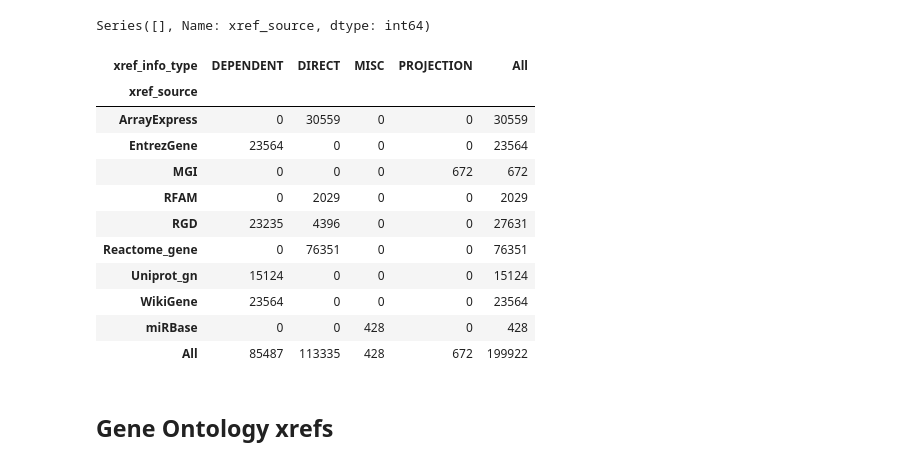
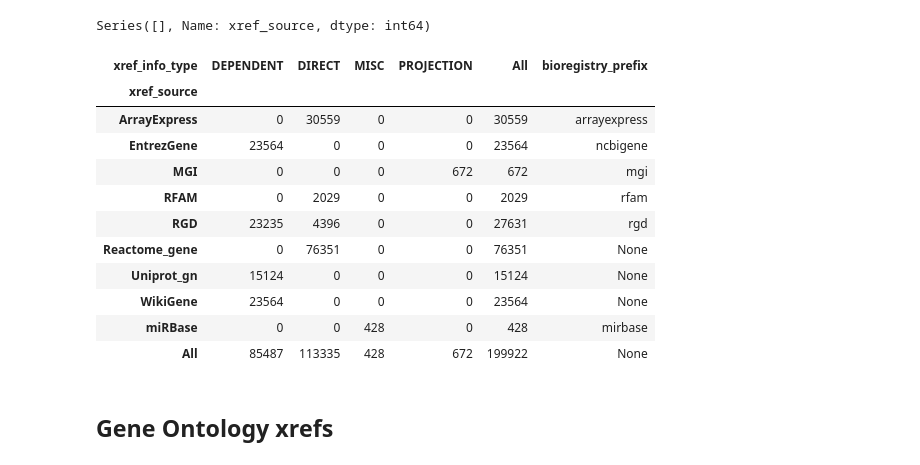
Before and after one commit to related-sciences/ensembl-genes, a Jupyter notebook: ensembl_genes_eda.ipynb, the cells around one changed output. Drawn from its saved outputs; the diff is of its cells as text; code cells hidden in the pictures.

```diff
--- a/ensembl_genes_eda.ipynb
+++ b/ensembl_genes_eda.ipynb
@@ -273,20 +273,22 @@ xref_dup_df.xref_source.value_counts()
 Series([], Name: xref_source, dtype: int64)
 # %%
 # xref sources versus info_types
-pd.crosstab(ensg.xref_df.xref_source, ensg.xref_df.xref_info_type, margins=True)
+df = pd.crosstab(ensg.xref_df.xref_source, ensg.xref_df.xref_info_type, margins=True)
+df["bioregistry_prefix"] = df.index.map(normalize_prefix)
+df
 # %% [output]
-| xref_info_type | DEPENDENT | DIRECT | MISC | PROJECTION | All |
-| xref_source |  |  |  |  |  |
-| ArrayExpress | 0 | 30559 | 0 | 0 | 30559 |
-| EntrezGene | 23564 | 0 | 0 | 0 | 23564 |
-| MGI | 0 | 0 | 0 | 672 | 672 |
-| RFAM | 0 | 2029 | 0 | 0 | 2029 |
-| RGD | 23235 | 4396 | 0 | 0 | 27631 |
-| Reactome_gene | 0 | 76351 | 0 | 0 | 76351 |
-| Uniprot_gn | 15124 | 0 | 0 | 0 | 15124 |
-| WikiGene | 23564 | 0 | 0 | 0 | 23564 |
-| miRBase | 0 | 0 | 428 | 0 | 428 |
-| All | 85487 | 113335 | 428 | 672 | 199922 |
+| xref_info_type | DEPENDENT | DIRECT | MISC | PROJECTION | All | bioregistry_prefix |
+| xref_source |  |  |  |  |  |  |
+| ArrayExpress | 0 | 30559 | 0 | 0 | 30559 | arrayexpress |
+| EntrezGene | 23564 | 0 | 0 | 0 | 23564 | ncbigene |
+| MGI | 0 | 0 | 0 | 672 | 672 | mgi |
+| RFAM | 0 | 2029 | 0 | 0 | 2029 | rfam |
+| RGD | 23235 | 4396 | 0 | 0 | 27631 | rgd |
+| Reactome_gene | 0 | 76351 | 0 | 0 | 76351 | None |
+| Uniprot_gn | 15124 | 0 | 0 | 0 | 15124 | None |
+| WikiGene | 23564 | 0 | 0 | 0 | 23564 | None |
+| miRBase | 0 | 0 | 428 | 0 | 428 | mirbase |
+| All | 85487 | 113335 | 428 | 672 | 199922 | None |
 # %% [markdown]
 ## Gene Ontology xrefs
 # %%
```
Also changed, not shown: parts of 5 cells of this notebook, 14 other files.
